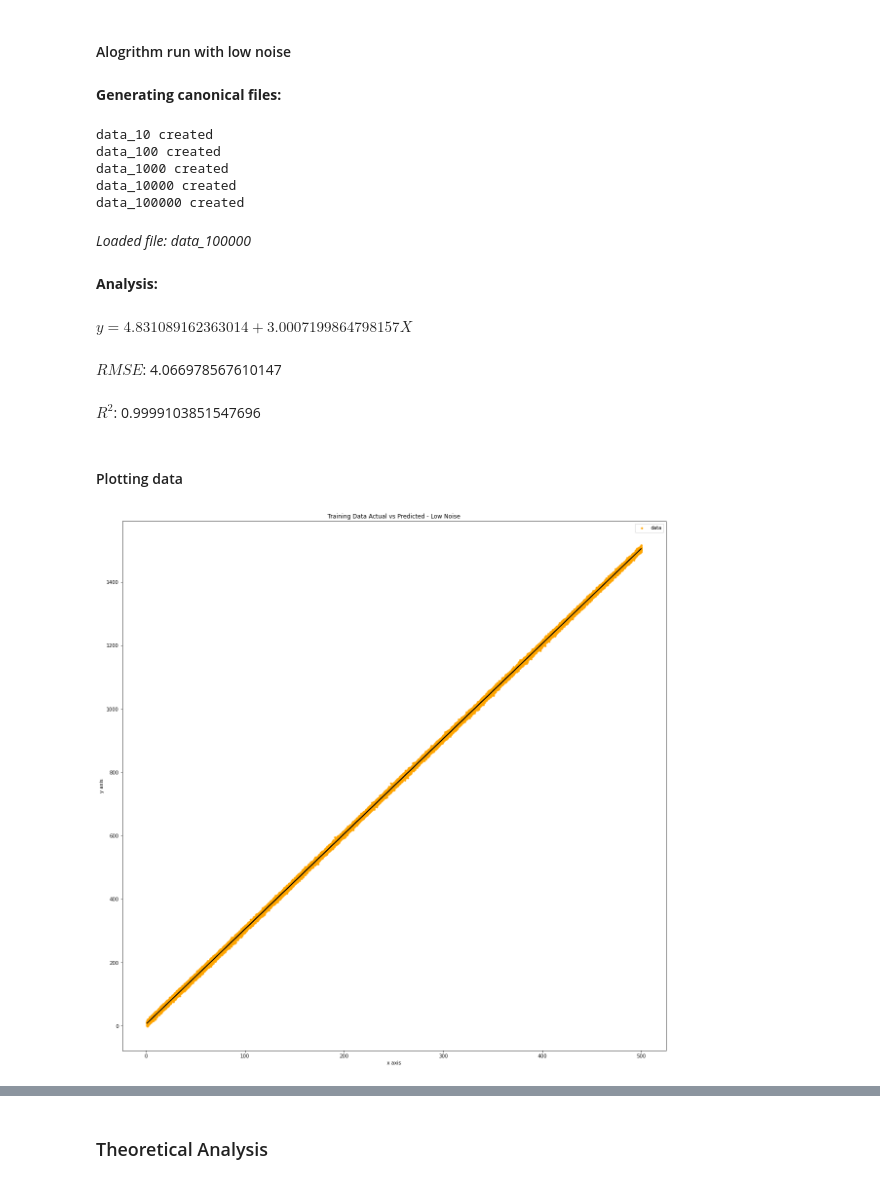
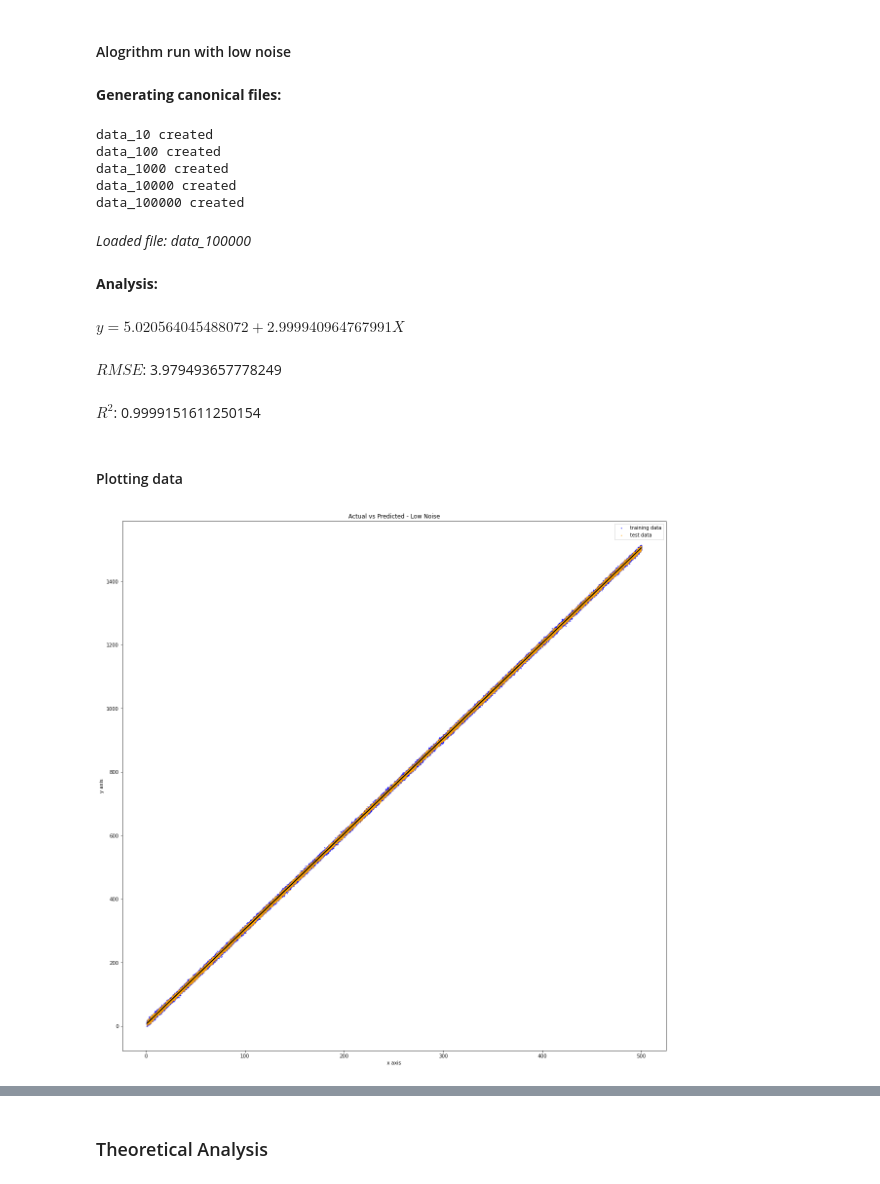
Before and after one commit to skasim/linear-regression, a Jupyter notebook: Kasim-ProjectMidPoint.ipynb, the cells around one changed output, grey strips where cells are left out. Cells and saved outputs as stored; diff of their text form; code cells hidden in the pictures.

```diff
--- a/Kasim-ProjectMidPoint.ipynb
+++ b/Kasim-ProjectMidPoint.ipynb
@@ -196,14 +181,16 @@ data = read_data_file(filename)
 X, y = parse_data_dict(data)
 display(Markdown('*Loaded file: %s*' % filename))
 X_train, X_test, y_train, y_test = train_test_split(X, y, test_size=0.20, random_state=42)
+N_train = len(X_train)
+N_test = len(X_test)
 b1, b0 = ordinary_least_squares(X_train, y_train, N_train)
 display(Markdown('**Analysis:** '))
 display(Markdown('$y=%s+%sX$' %(b0,b1)))
 y_pred_train = calculate_y_pred(X_train, b0, b1, N_train)
 y_pred_test = calculate_y_pred(X_test, b0, b1, N_test)
-rmse = calculate_rmse(X_train, y_train, y_pred_train, N_train)
+rmse = calculate_rmse(X_test, y_test, y_pred_test, N_test)
 display(Markdown('$RMSE$: %s' % rmse))
-r2 = calculate_r_squared(X_train, y_train, b0, b1, y_pred_train, np.mean(y_train), N_train)
+r2 = calculate_r_squared(X_test, y_test, b0, b1, y_pred_test, np.mean(y_test), N_test)
 display(Markdown('$R^2$: %s' % r2))
 # %% [output]
 **Generating canonical files:**
@@ -214,28 +201,29 @@ data_10000 created
 data_100000 created
 *Loaded file: data_100000*
 **Analysis:**
-$y=4.831089162363014+3.0007199864798157X$
+$y=5.020564045488072+2.999940964767991X$
-$RMSE$: 4.066978567610147
+$RMSE$: 3.979493657778249
-$R^2$: 0.9999103851547696
+$R^2$: 0.9999151611250154
 # %% [markdown]
 #### Plotting data
 # %%
 # plot of training data with low noise
 # increase size of plot
 plt.figure(figsize=(20,20))
 # plotting points
-plt.scatter(X_train, y_train, label='data', color='orange', s=10)
+plt.scatter(X_train, y_train, label='training data', color='blue', s=1)
+plt.scatter(X_test, y_test, label='test data', color='orange', s=1)
 # plotting predicted line
 plt.plot(X_train, y_pred_train, color='black')
 # add x-label
 plt.xlabel('x axis')
 # add y-label
 plt.ylabel('y axis')
 # plot title
-plt.title('Training Data Actual vs Predicted - Low Noise')
+plt.title('Actual vs Predicted - Low Noise')
 # show legend
 plt.legend()
 #show graph
 plt.show()
 # %% [output]
-[figure, old version]
+[figure, new version]
```
Also changed, not shown: parts of 10 cells of this notebook, 6 other files.
